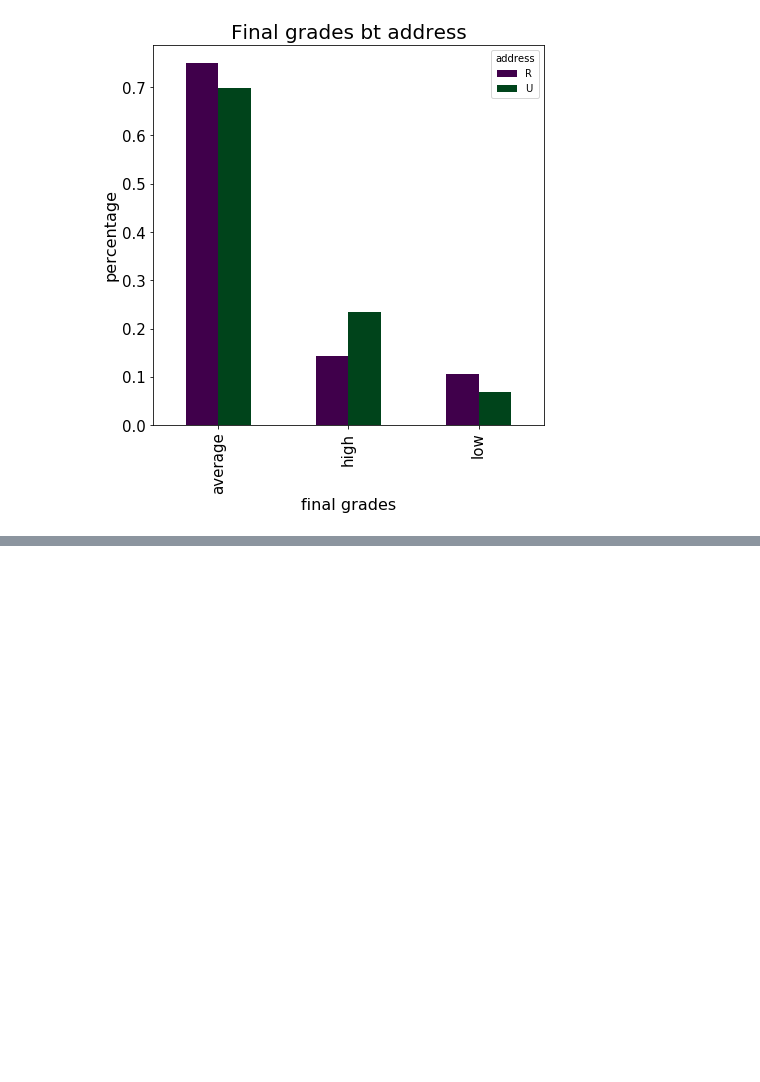
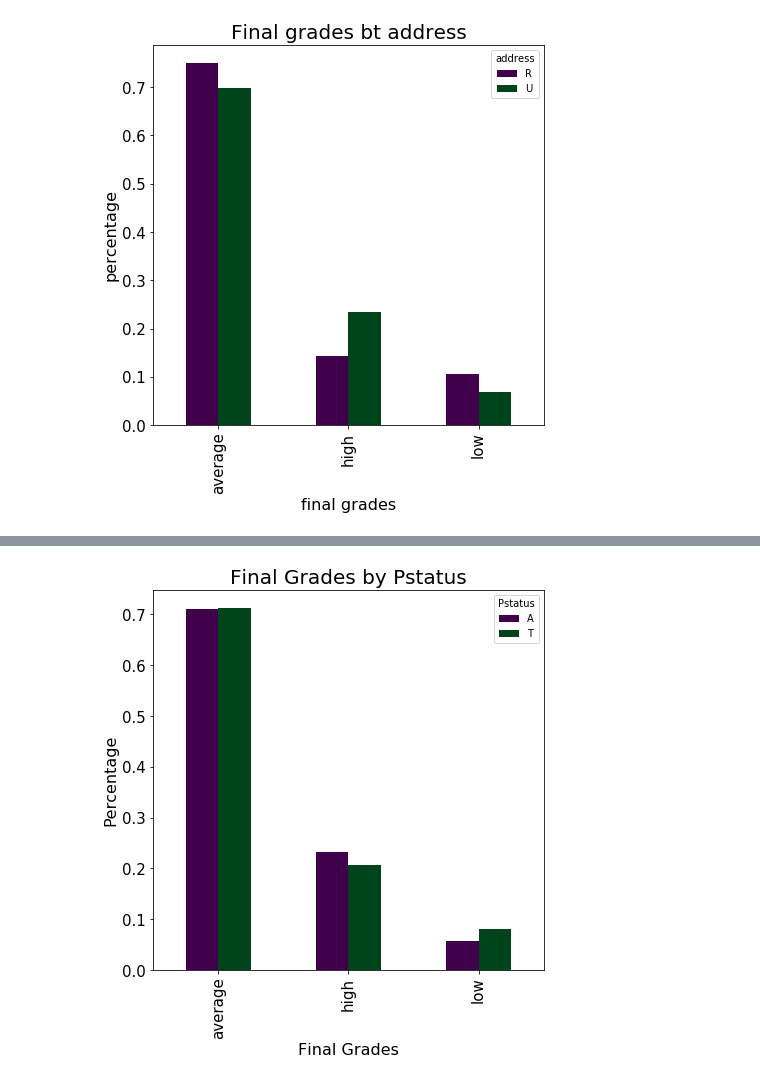
Before and after one commit to Maithreyan11/Machine-Learning, a Jupyter notebook: Student/student.ipynb, the cells around one changed output, grey strips where cells are left out. Drawn from its saved outputs; the diff is of its cells as text; code cells hidden in the pictures; blank space fills up the shorter version.

```diff
--- a/Student/student.ipynb
+++ b/Student/student.ipynb
@@ -230,0 +255,12 @@ plt.show()
+# %%
+Pstatustab1=pd.crosstab(columns=stu.Pstatus,index=stu.grades)
+Pstatus_perc=Pstatustab1.apply(perc).reindex(index)
+Pstatus_perc.plot.bar(colormap="PRGn",fontsize=15,figsize=(7,7))
+plt.title("Final Grades by Pstatus",fontsize=20)
+plt.ylabel("Percentage",fontsize=16)
+plt.xlabel("Final Grades",fontsize=16)
+plt.show()
+# A= Apart
+# T= Together
+# %% [output]
+[figure, added]
```
Also changed, not shown: parts of 19 cells of this notebook, 1 other file.
